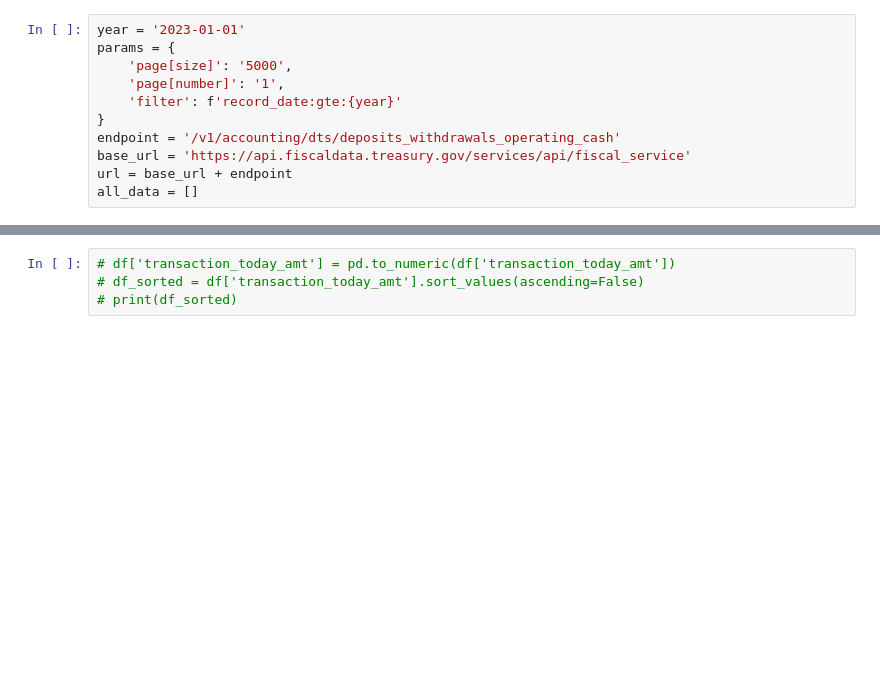
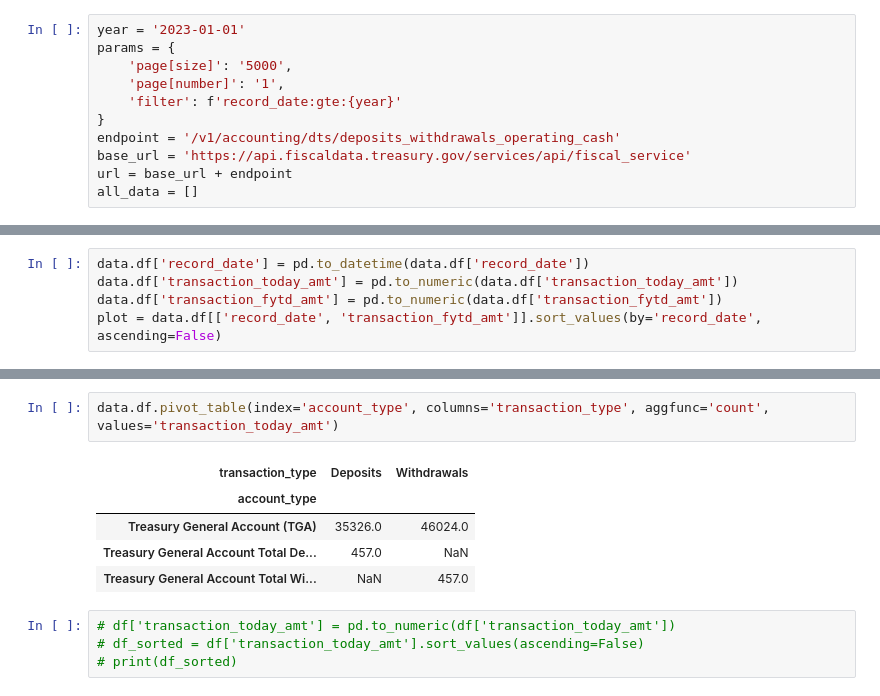
Before and after one commit to dallas-hansen/school, a Jupyter notebook: cis_123/project/api_caller/classes/data.ipynb, the cells around one changed output, grey strips where cells are left out. Cells and saved outputs as stored; diff of their text form; blank space fills up the shorter version.

```diff
--- a/cis_123/project/api_caller/classes/data.ipynb
+++ b/cis_123/project/api_caller/classes/data.ipynb
@@ -114,0 +165,5 @@ display(data.sub_menu)
+# %%
+data.df['record_date'] = pd.to_datetime(data.df['record_date'])
+data.df['transaction_today_amt'] = pd.to_numeric(data.df['transaction_today_amt'])
+data.df['transaction_fytd_amt'] = pd.to_numeric(data.df['transaction_fytd_amt'])
+plot = data.df[['record_date', 'transaction_fytd_amt']].sort_values(by='record_date', ascending=False)
@@ -115,3 +176,11 @@ display(data.sub_menu)
+# %%
+data.df.pivot_table(index='account_type', columns='transaction_type', aggfunc='count', values='transaction_today_amt')
+# %% [output]
+| transaction_type | Deposits | Withdrawals |
+| account_type |  |  |
+| Treasury General Account (TGA) | 35326.0 | 46024.0 |
+| Treasury General Account Total De... | 457.0 | NaN |
+| Treasury General Account Total Wi... | NaN | 457.0 |
 # %%
 # df['transaction_today_amt'] = pd.to_numeric(df['transaction_today_amt'])
 # df_sorted = df['transaction_today_amt'].sort_values(ascending=False)
```
Also changed, not shown: parts of 6 cells of this notebook.
